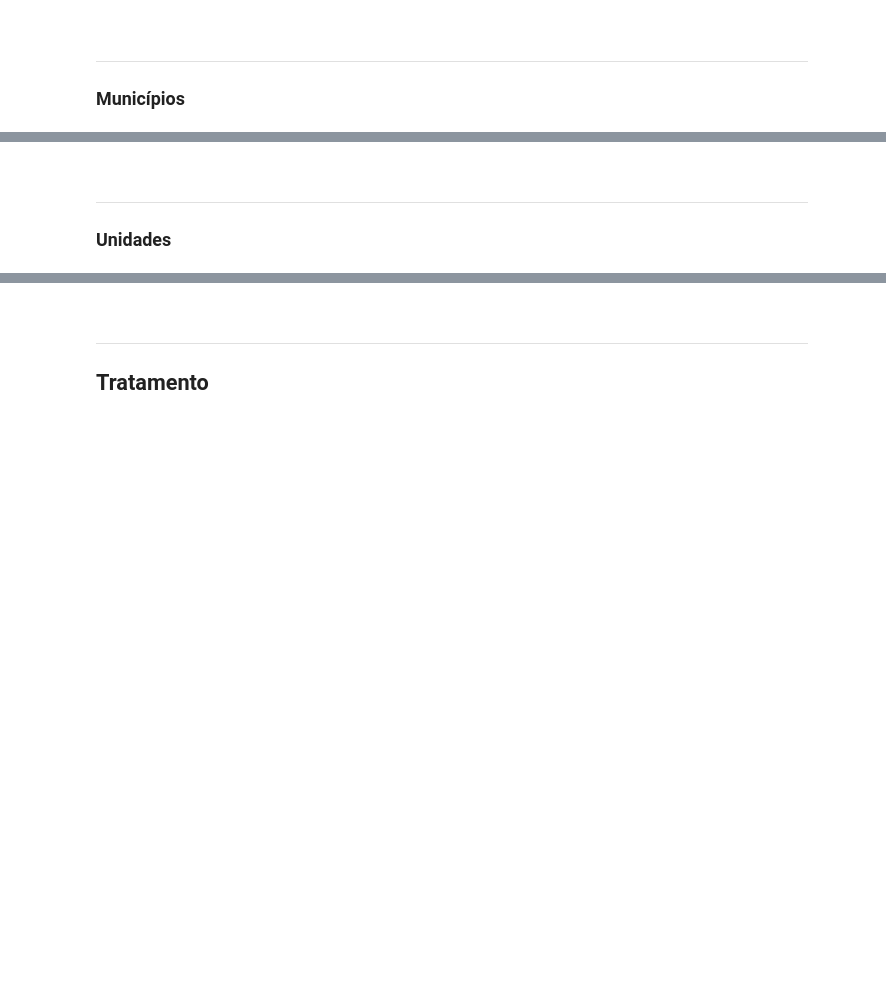
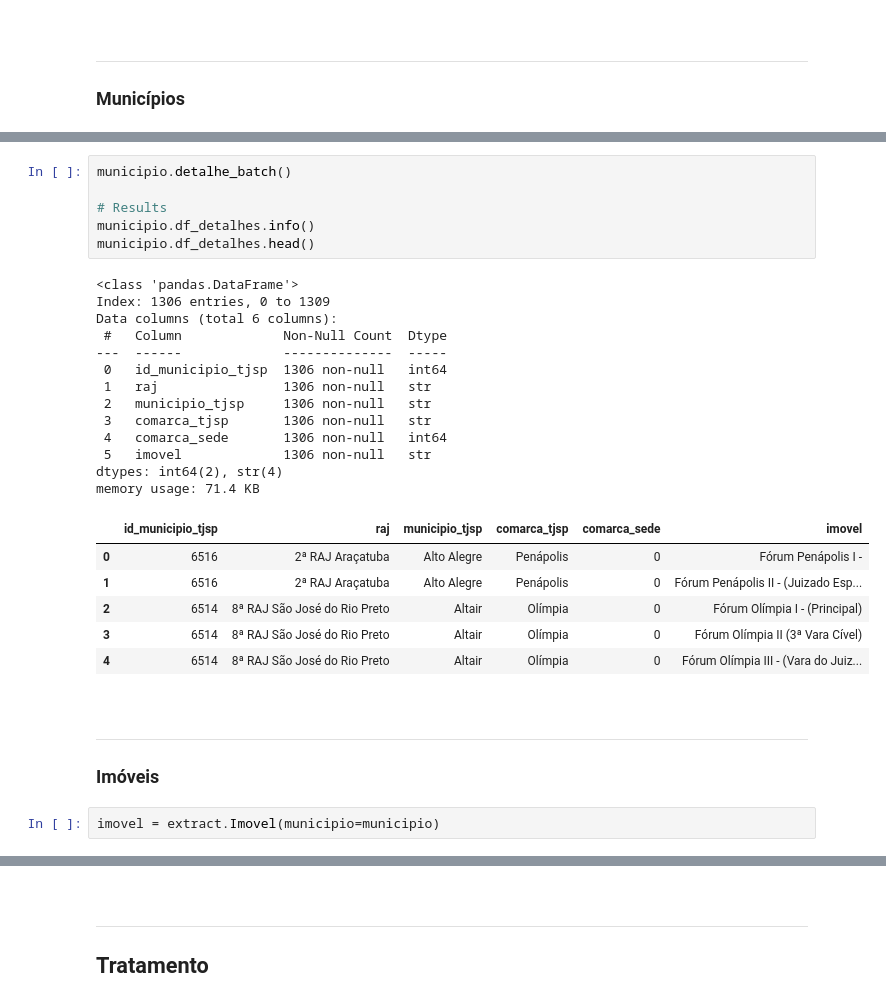
Before and after one commit to michelmetran/tjsp_unidades, a Jupyter notebook: docs/scripts/20_transform.ipynb, the cells around one changed output, grey strips where cells are left out. Cells and saved outputs as stored; diff of their text form; blank space fills up the shorter version.

```diff
--- a/docs/scripts/20_transform.ipynb
+++ b/docs/scripts/20_transform.ipynb
@@ -45,6 +77,34 @@ df_municipios.head()
+# %%
+municipio.detalhe_batch()
+
+# Results
+municipio.df_detalhes.info()
+municipio.df_detalhes.head()
+# %% [output]
+<class 'pandas.DataFrame'>
+Index: 1306 entries, 0 to 1309
+Data columns (total 6 columns):
+ #   Column             Non-Null Count  Dtype
+---  ------             --------------  -----
+ 0   id_municipio_tjsp  1306 non-null   int64
+ 1   raj                1306 non-null   str
+ 2   municipio_tjsp     1306 non-null   str
+ 3   comarca_tjsp       1306 non-null   str
+ 4   comarca_sede       1306 non-null   int64
+ 5   imovel             1306 non-null   str
+dtypes: int64(2), str(4)
+memory usage: 71.4 KB
+|  | id_municipio_tjsp | raj | municipio_tjsp | comarca_tjsp | comarca_sede | imovel |
+| 0 | 6516 | 2ª RAJ Araçatuba | Alto Alegre | Penápolis | 0 | Fórum Penápolis I - |
+| 1 | 6516 | 2ª RAJ Araçatuba | Alto Alegre | Penápolis | 0 | Fórum Penápolis II - (Juizado Esp... |
+| 2 | 6514 | 8ª RAJ São José do Rio Preto | Altair | Olímpia | 0 | Fórum Olímpia I - (Principal) |
+| 3 | 6514 | 8ª RAJ São José do Rio Preto | Altair | Olímpia | 0 | Fórum Olímpia II (3ª Vara Cível) |
+| 4 | 6514 | 8ª RAJ São José do Rio Preto | Altair | Olímpia | 0 | Fórum Olímpia III - (Vara do Juiz... |
 # %% [markdown]
 <br>
 
 ---
 
-### Unidades
+### Imóveis
+# %%
+imovel = extract.Imovel(municipio=municipio)
```
Also changed, not shown: parts of 10 cells of this notebook, 3 other files.
